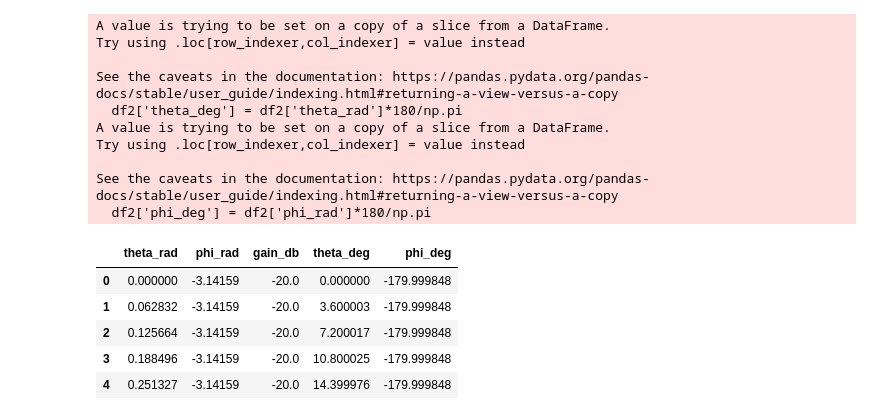
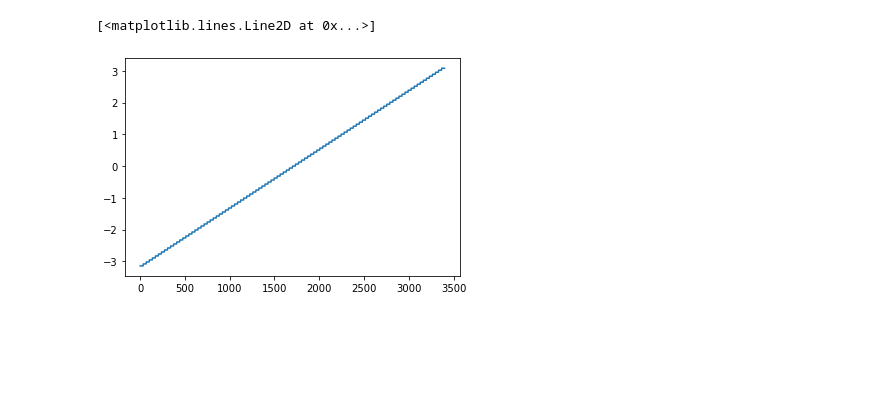
Before and after one commit to wmbjo/ns-3.37, a Jupyter notebook: plot_antenna.ipynb, the cells around one changed output. Drawn from its saved outputs; the diff is of its cells as text; code cells hidden in the pictures; blank space fills up the shorter version.

```diff
--- a/plot_antenna.ipynb
+++ b/plot_antenna.ipynb
@@ -22,25 +29,13 @@ df
+# %%
+plt.plot(df.phi_rad)
+# %% [output]
+[<matplotlib.lines.Line2D at 0x...>]
+[figure, added]
 # %%
-df2 = df[df.phi_rad == -3.14159]
-df2['theta_deg'] = df2['theta_rad']*180/np.pi
-df2['phi_deg'] = df2['phi_rad']*180/np.pi
-df2.head()
+# df2 = df[df.phi_rad == -3.14159]
+# df2['theta_deg'] = df2['theta_rad']*180/np.pi
+# df2['phi_deg'] = df2['phi_rad']*180/np.pi
+# df2.head()
-# %% [output]
-A value is trying to be set on a copy of a slice from a DataFrame.
-Try using .loc[row_indexer,col_indexer] = value instead
-
-See the caveats in the documentation: https://pandas.pydata.org/pandas-docs/stable/user_guide/indexing.html#returning-a-view-versus-a-copy
-  df2['theta_deg'] = df2['theta_rad']*180/np.pi
-A value is trying to be set on a copy of a slice from a DataFrame.
-Try using .loc[row_indexer,col_indexer] = value instead
-
-See the caveats in the documentation: https://pandas.pydata.org/pandas-docs/stable/user_guide/indexing.html#returning-a-view-versus-a-copy
-  df2['phi_deg'] = df2['phi_rad']*180/np.pi
-|  | theta_rad | phi_rad | gain_db | theta_deg | phi_deg |
-| 0 | 0.000000 | -3.14159 | -20.0 | 0.000000 | -179.999848 |
-| 1 | 0.062832 | -3.14159 | -20.0 | 3.600003 | -179.999848 |
-| 2 | 0.125664 | -3.14159 | -20.0 | 7.200017 | -179.999848 |
-| 3 | 0.188496 | -3.14159 | -20.0 | 10.800025 | -179.999848 |
-| 4 | 0.251327 | -3.14159 | -20.0 | 14.399976 | -179.999848 |
 # %%
 # def get_directive_gain(g, minDdBi=-20):
 #     """Return the "directive gain" of the antenna array producing gain g."""
```
Also changed, not shown: parts of 11 cells of this notebook, 9 other files.
